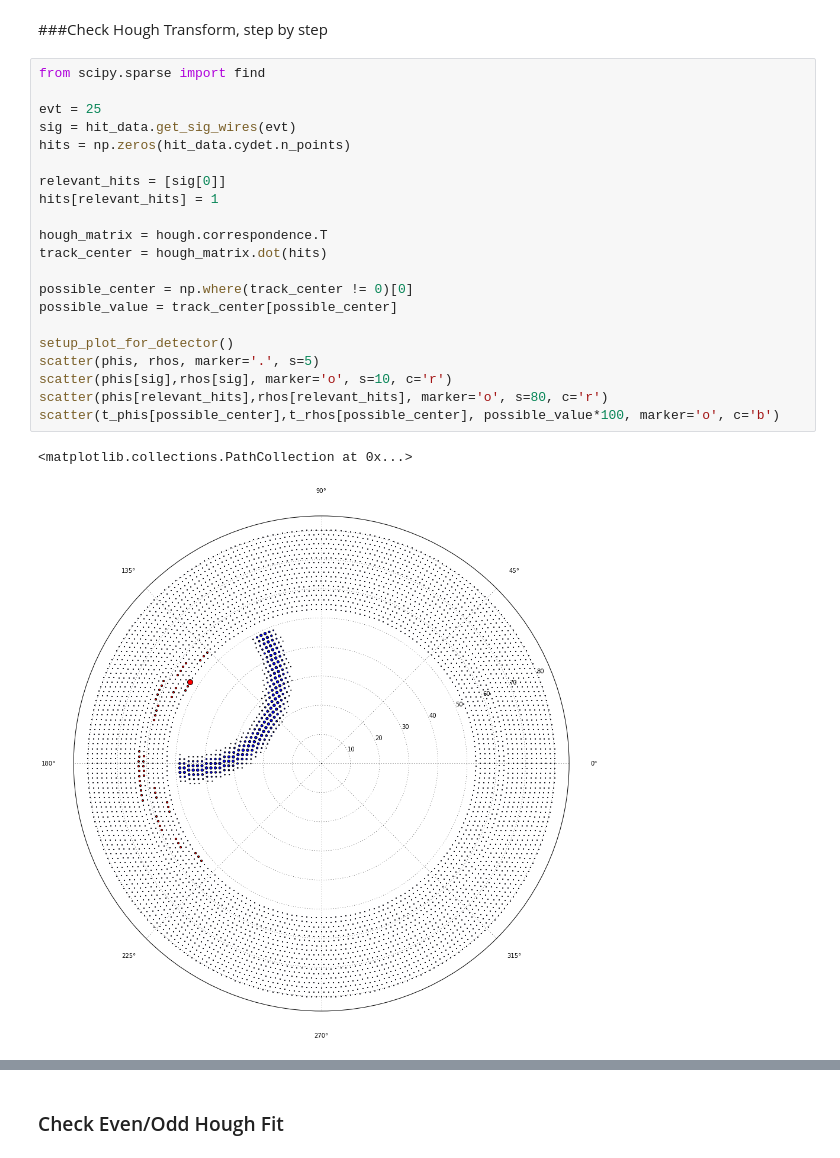
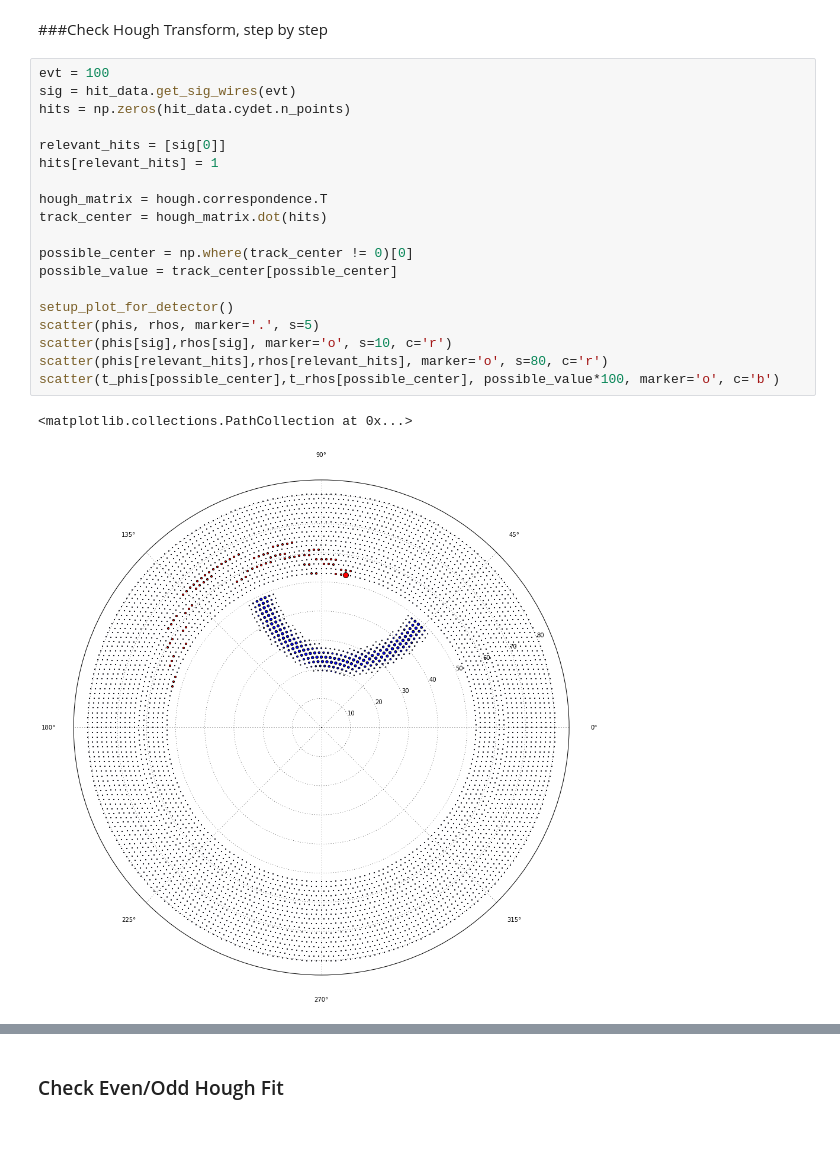
Before and after one commit to ewengillies/track-finding-yandex, a Jupyter notebook: notebooks/examine_hough.ipynb, the cells around one changed output, grey strips where cells are left out. Drawn from its saved outputs; the diff is of its cells as text.

```diff
--- a/notebooks/examine_hough.ipynb
+++ b/notebooks/examine_hough.ipynb
@@ -37,29 +35,27 @@ t_xs, t_ys = hough.track.get_points_xs_and_ys()
 # %% [markdown]
 ###Check Hough Transform, step by step
 # %%
-from scipy.sparse import find
-
-evt = 25
+evt = 100
 sig = hit_data.get_sig_wires(evt)
 hits = np.zeros(hit_data.cydet.n_points)
 
 relevant_hits = [sig[0]]
 hits[relevant_hits] = 1
 
 hough_matrix = hough.correspondence.T
 track_center = hough_matrix.dot(hits)
 
 possible_center = np.where(track_center != 0)[0]
 possible_value = track_center[possible_center]
 
 setup_plot_for_detector()
 scatter(phis, rhos, marker='.', s=5)
 scatter(phis[sig],rhos[sig], marker='o', s=10, c='r')
 scatter(phis[relevant_hits],rhos[relevant_hits], marker='o', s=80, c='r')
 scatter(t_phis[possible_center],t_rhos[possible_center], possible_value*100, marker='o', c='b')
 # %% [output]
 <matplotlib.collections.PathCollection at 0x...>
-[figure, old version]
+[figure, new version]
 # %%
 relevant_hits = [sig[0], sig[-1], sig[3]]
 hits[relevant_hits] = 1
```
Also changed, not shown: parts of 5 cells of this notebook, 2 other files.
